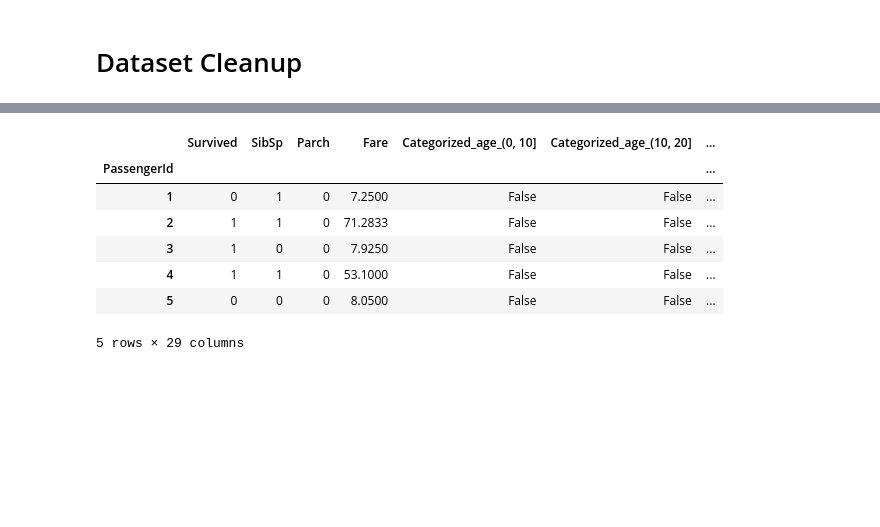
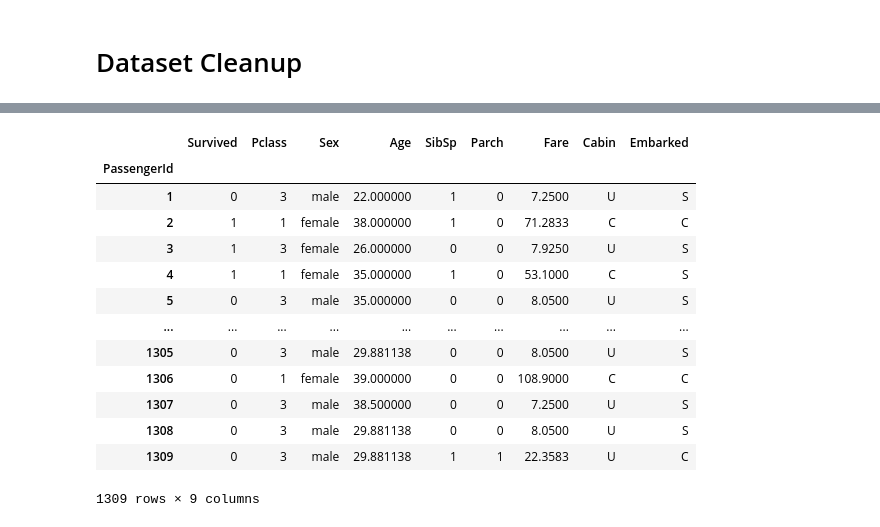
Before and after one commit to sibprogrammer/kaggle, a Jupyter notebook: titanic/cleanup.ipynb, the cells around one changed output, grey strips where cells are left out. Cells and saved outputs as stored; diff of their text form; code cells hidden in the pictures; blank space fills up the shorter version.

```diff
--- a/titanic/cleanup.ipynb
+++ b/titanic/cleanup.ipynb
@@ -76,12 +41,25 @@ def prepare_data(df):
-# %%
-df = prepare_data(df)
-df.head()
-# %% [output]
-|  | Survived | SibSp | Parch | Fare | Categorized_age_(0, 10] | Categorized_age_(10, 20] | ... |
-| PassengerId |  |  |  |  |  |  | ... |
-| 1 | 0 | 1 | 0 | 7.2500 | False | False | ... |
-| 2 | 1 | 1 | 0 | 71.2833 | False | False | ... |
-| 3 | 1 | 0 | 0 | 7.9250 | False | False | ... |
-| 4 | 1 | 1 | 0 | 53.1000 | False | False | ... |
-| 5 | 0 | 0 | 0 | 8.0500 | False | False | ... |
-5 rows × 29 columns
+# %%
+df.drop(['Name', 'Ticket'], axis=1, inplace=True)
+
+df['Age'].fillna(df['Age'].mean(), inplace=True)
+df['Fare'].fillna(df['Fare'].mean(), inplace=True)
+df['Embarked'].fillna(df['Embarked'].mode()[0], inplace=True)
+df['Cabin'].fillna('U', inplace=True)
+df['Cabin'] = df['Cabin'].apply(lambda x: x.split()[0][0])
+
+df
+# %% [output]
+|  | Survived | Pclass | Sex | Age | SibSp | Parch | Fare | Cabin | Embarked |
+| PassengerId |  |  |  |  |  |  |  |  |  |
+| 1 | 0 | 3 | male | 22.000000 | 1 | 0 | 7.2500 | U | S |
+| 2 | 1 | 1 | female | 38.000000 | 1 | 0 | 71.2833 | C | C |
+| 3 | 1 | 3 | female | 26.000000 | 0 | 0 | 7.9250 | U | S |
+| 4 | 1 | 1 | female | 35.000000 | 1 | 0 | 53.1000 | C | S |
+| 5 | 0 | 3 | male | 35.000000 | 0 | 0 | 8.0500 | U | S |
+| ... | ... | ... | ... | ... | ... | ... | ... | ... | ... |
+| 1305 | 0 | 3 | male | 29.881138 | 0 | 0 | 8.0500 | U | S |
+| 1306 | 0 | 1 | female | 39.000000 | 0 | 0 | 108.9000 | C | C |
+| 1307 | 0 | 3 | male | 38.500000 | 0 | 0 | 7.2500 | U | S |
+| 1308 | 0 | 3 | male | 29.881138 | 0 | 0 | 8.0500 | U | S |
+| 1309 | 0 | 3 | male | 29.881138 | 1 | 1 | 22.3583 | U | C |
+1309 rows × 9 columns
```
Also changed, not shown: parts of 13 cells of this notebook, 1 other file.
